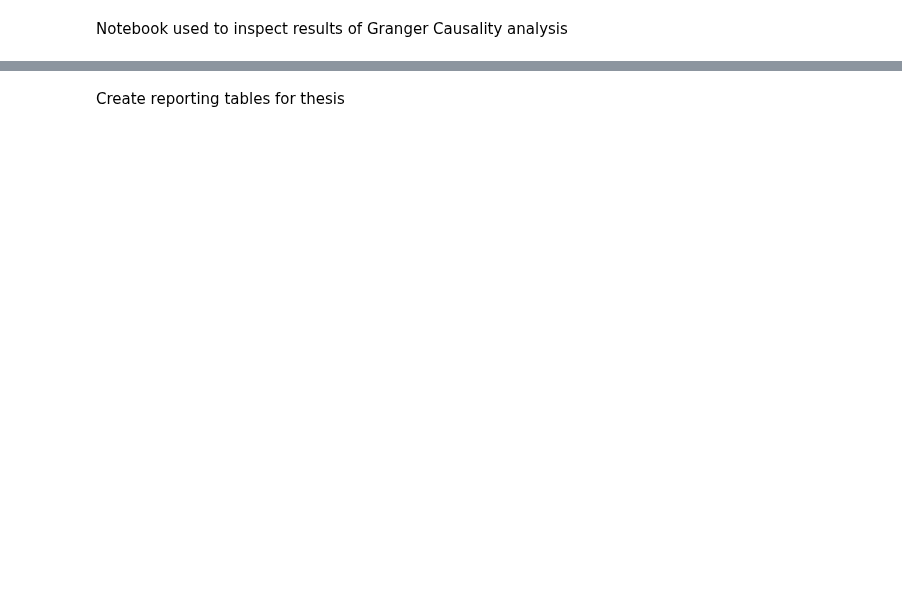
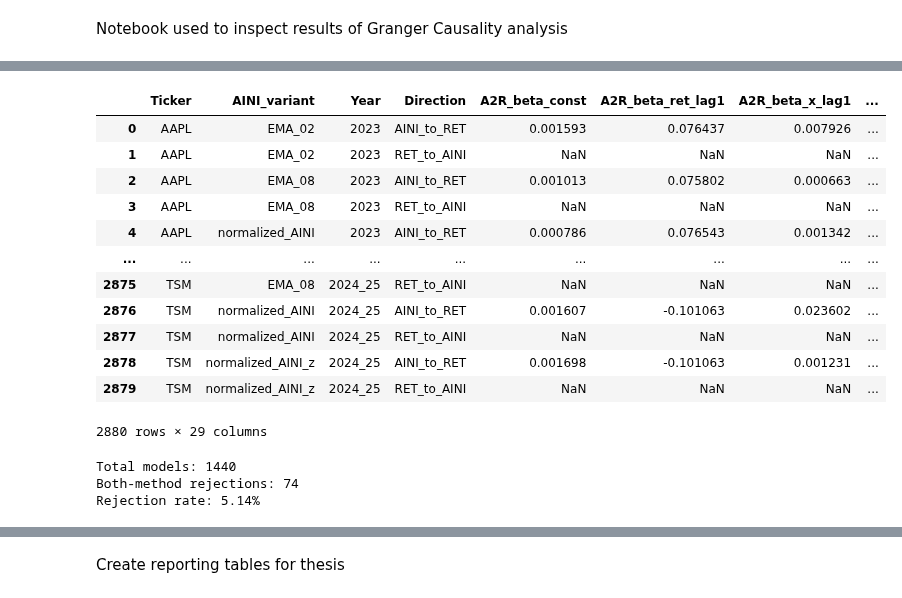
Before and after one commit to LarsIX/narrative_index, a Jupyter notebook: notebooks/analyse_gc_results.ipynb, the cells around one changed output, grey strips where cells are left out. Cells and saved outputs as stored; diff of their text form; code cells hidden in the pictures; blank space fills up the shorter version.

```diff
--- a/notebooks/analyse_gc_results.ipynb
+++ b/notebooks/analyse_gc_results.ipynb
@@ -57,0 +26,70 @@ gc_c
+# %%
+# define path to variables
+var_path = root_dir / "data" / "processed" / "variables"
+
+# load data (without VIX)
+gc_c = pd.read_csv(var_path / "granger_causality_binary.csv")
+gc_w0 = pd.read_csv(var_path / "granger_causality_w0.csv")
+gc_w1 = pd.read_csv(var_path / "granger_causality_w1.csv")
+gc_w2 = pd.read_csv(var_path / "granger_causality_w2.csv")
+
+# merge them together
+gc_all_results = pd.concat([gc_c, gc_w0, gc_w1, gc_w2], ignore_index=True)
+
+# save merged results
+gc_all_results.to_csv(var_path / "granger_causality_all.csv", index=False)
+
+# define table path
+table_path = root_dir / "reports" / "tables"
+
+# Export as HTML for online appendix
+gc_c.to_html(table_path / "granger_causality_custom_model.html", index=False)
+gc_w0.to_html(table_path / "granger_causality_w0.html", index=False)
+gc_w1.to_html(table_path / "granger_causality_w1.html", index=False)
+gc_w2.to_html(table_path / "granger_causality_w2.html", index=False)
+gc_all_results
+# %% [output]
+|  | Ticker | AINI_variant | Year | Direction | A2R_beta_const | A2R_beta_ret_lag1 | A2R_beta_x_lag1 | ... |
+| 0 | AAPL | EMA_02 | 2023 | AINI_to_RET | 0.001593 | 0.076437 | 0.007926 | ... |
+| 1 | AAPL | EMA_02 | 2023 | RET_to_AINI | NaN | NaN | NaN | ... |
+| 2 | AAPL | EMA_08 | 2023 | AINI_to_RET | 0.001013 | 0.075802 | 0.000663 | ... |
+| 3 | AAPL | EMA_08 | 2023 | RET_to_AINI | NaN | NaN | NaN | ... |
+| 4 | AAPL | normalized_AINI | 2023 | AINI_to_RET | 0.000786 | 0.076543 | 0.001342 | ... |
+| ... | ... | ... | ... | ... | ... | ... | ... | ... |
+| 2875 | TSM | EMA_08 | 2024_25 | RET_to_AINI | NaN | NaN | NaN | ... |
+| 2876 | TSM | normalized_AINI | 2024_25 | AINI_to_RET | 0.001607 | -0.101063 | 0.023602 | ... |
+| 2877 | TSM | normalized_AINI | 2024_25 | RET_to_AINI | NaN | NaN | NaN | ... |
+| 2878 | TSM | normalized_AINI_z | 2024_25 | AINI_to_RET | 0.001698 | -0.101063 | 0.001231 | ... |
+| 2879 | TSM | normalized_AINI_z | 2024_25 | RET_to_AINI | NaN | NaN | NaN | ... |
+2880 rows × 29 columns
+# %%
+# Focus only on AINI → Returns direction
+a2r = gc_all_results[gc_all_results["Direction"].str.contains("AINI_to_RET", case=False)].copy()
+
+# Make sure Year and Ticker are strings
+a2r["Year"] = a2r["Year"].astype(str)
+a2r["Ticker"] = a2r["Ticker"].astype(str)
+
+# Convert bootstrap rejection flag to boolean
+a2r["rej_bh_boot"] = a2r["BH_reject_F"].astype(bool)
+a2r["rej_bh_hc"] = a2r["BH_reject_F_HC3"].astype(bool)
+
+# Both-method significance = true if both are true
+a2r["rej_both"] = a2r["rej_bh_boot"] & a2r["rej_bh_hc"]
+
+# Total number of models tested
+total = a2r["rej_both"].count()
+
+# Number of rejections (both bootstrap + HC3 significant)
+n_reject = a2r["rej_both"].sum()
+
+# Rejection rate
+rejection_rate = n_reject / total * 100
+
+print(f"Total models: {total}")
+print(f"Both-method rejections: {n_reject}")
+print(f"Rejection rate: {rejection_rate:.2f}%")
+# %% [output]
+Total models: 1440
+Both-method rejections: 74
+Rejection rate: 5.14%
```
Also changed, not shown: parts of 25 cells of this notebook, 18 other files.
